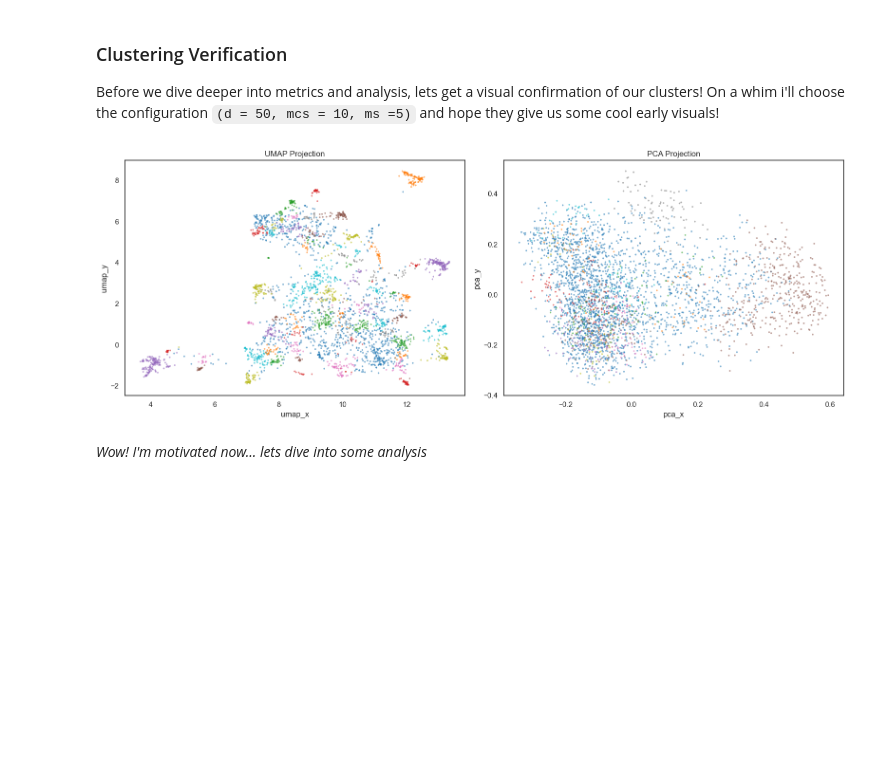
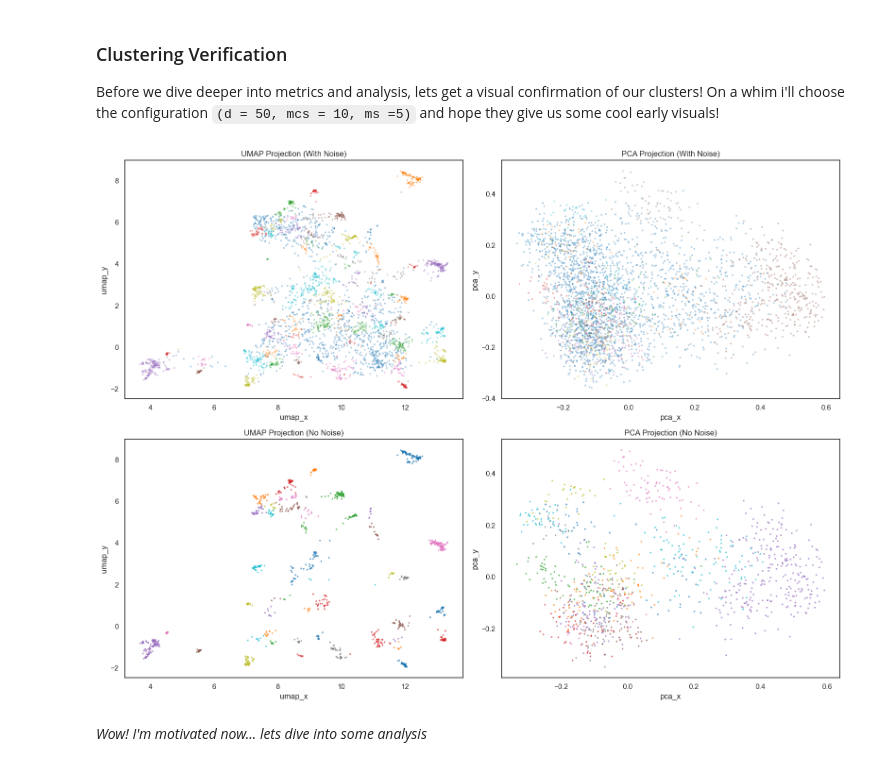
Before and after one commit to evansun06/trend-analysis-sr, a Jupyter notebook: analysis.ipynb, the cells around one changed output. Cells and saved outputs as stored; diff of their text form; code cells hidden in the pictures; blank space fills up the shorter version.

Commit message:
add non-noise visuals

```diff
--- a/analysis.ipynb
+++ b/analysis.ipynb
@@ -339,45 +339,61 @@ test_visuals = pd.DataFrame({
     'pca_y': Z_2d_pca[:, 1]
 })
 # %%
-# Force labels to be strings so Seaborn treats them as distinct categories
+# 1. Prepare the data
+# Create a string version for categorical plotting
 test_visuals['label_umap'] = test_visuals['label_umap'].astype(str)
 test_visuals['label_pca'] = test_visuals['label_pca'].astype(str)
 
+# Create a filtered version for the "No Noise" row
+# (Assuming '-1' is the string label for noise)
+no_noise_df = test_visuals[
+    (test_visuals['label_umap'] != '-1') &
+    (test_visuals['label_pca'] != '-1')
+].copy()
+
 sns.set_theme(style="white")
-fig, axes = plt.subplots(1, 2, figsize=(16, 6))
+fig, axes = plt.subplots(2, 2, figsize=(16, 12))
 
-# 1. Plot UMAP
+# --- ROW 1: WITH NOISE ---
+
+# Plot 1: UMAP with Noise
 sns.scatterplot(
-    ax=axes[0],
-    data=test_visuals.sort_values('label_umap'), # Sorting keeps the legend in order
-    x='umap_x', y='umap_y',
-    hue='label_umap',
-    palette='tab10', # 'tab10' or 'Set1' are great for distinct categories
-    alpha=0.6,
-    s = 5,
-    edgecolor=None,
-    legend=False
+    ax=axes[0, 0], data=test_visuals.sort_values('label_umap'),
+    x='umap_x', y='umap_y', hue='label_umap',
+    palette='tab10', alpha=0.4, s=5, edgecolor=None, legend=False
 )
-axes[0].set_title('UMAP Projection')
+axes[0, 0].set_title('UMAP Projection (With Noise)')
 
-# 2. Plot PCA
+# Plot 2: PCA with Noise
 sns.scatterplot(
-    ax=axes[1],
-    data=test_visuals.sort_values('label_pca'),
-    x='pca_x', y='pca_y',
-    hue='label_pca',
-    palette='tab10',
-    alpha=0.6,
-    s = 5,
-    edgecolor=None,
-    legend=False
+    ax=axes[0, 1], data=test_visuals.sort_values('label_pca'),
+    x='pca_x', y='pca_y', hue='label_pca',
+    palette='tab10', alpha=0.4, s=5, edgecolor=None, legend=False
 )
-axes[1].set_title('PCA Projection')
+axes[0, 1].set_title('PCA Projection (With Noise)')
+
+# --- ROW 2: NO NOISE ---
+
+# Plot 3: UMAP without Noise
+sns.scatterplot(
+    ax=axes[1, 0], data=no_noise_df.sort_values('label_umap'),
+    x='umap_x', y='umap_y', hue='label_umap',
+    palette='tab10', alpha=0.7, s=5, edgecolor=None, legend=False
+)
+axes[1, 0].set_title('UMAP Projection (No Noise)')
+
+# Plot 4: PCA without Noise
+sns.scatterplot(
+    ax=axes[1, 1], data=no_noise_df.sort_values('label_pca'),
+    x='pca_x', y='pca_y', hue='label_pca',
+    palette='tab10', alpha=0.7, s=5, edgecolor=None, legend=False
+)
+axes[1, 1].set_title('PCA Projection (No Noise)')
 
 plt.tight_layout()
 plt.show()
 # %% [output]
-[figure, old version]
+[figure, new version]
 # %% [markdown]
 _Wow! I'm motivated now... lets dive into some analysis_
 # %% [markdown]
```
